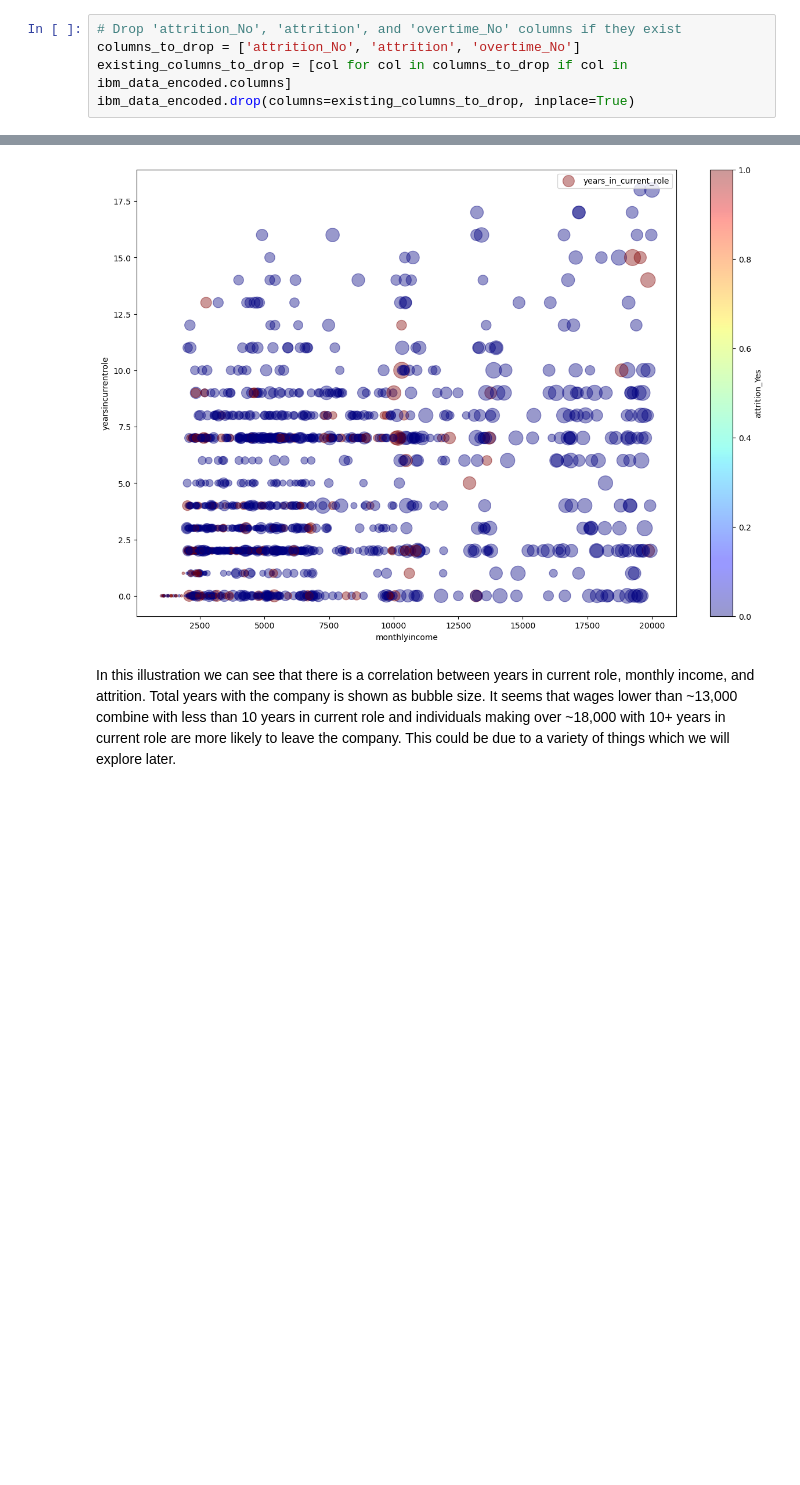
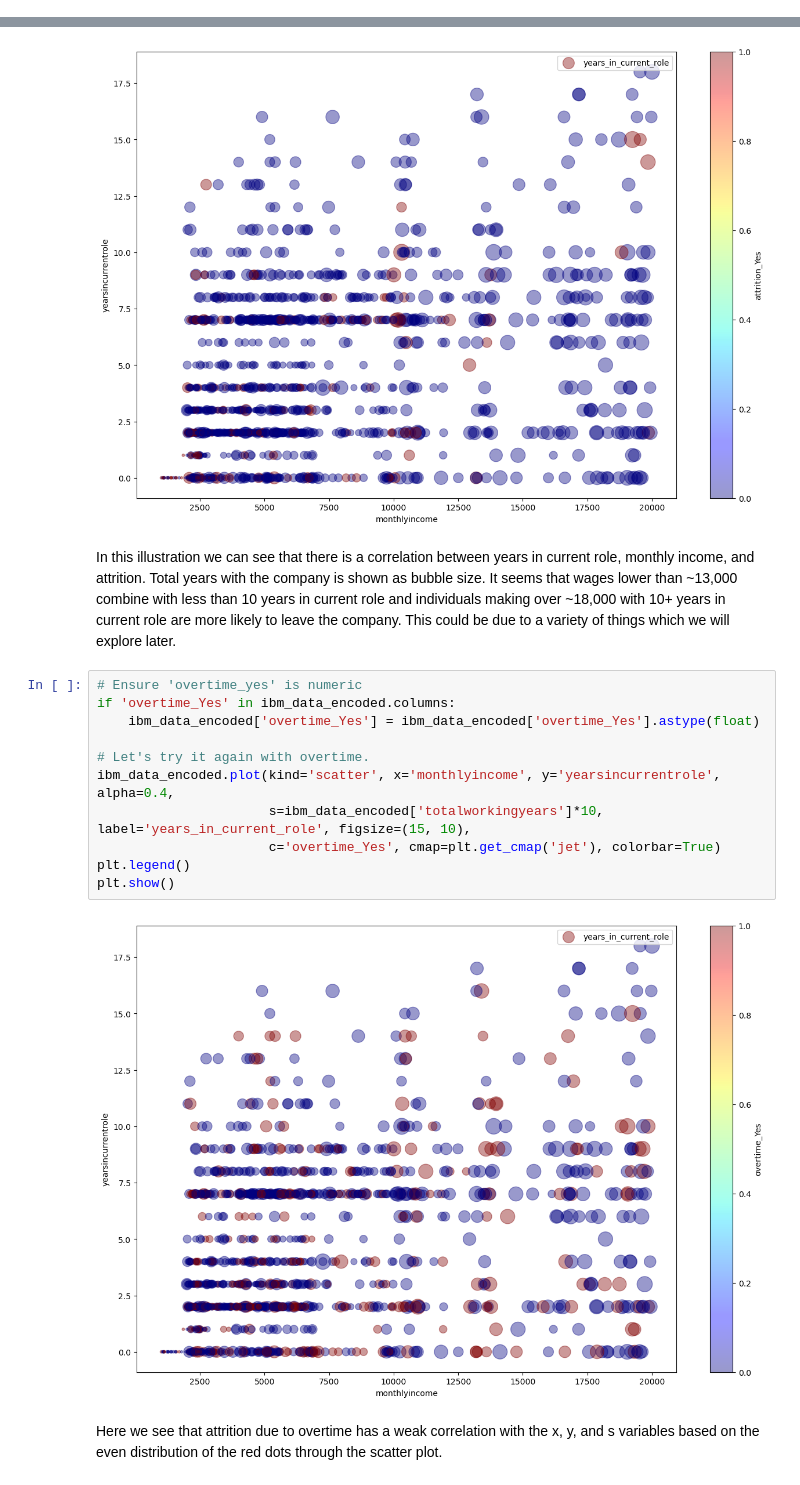
Before and after one commit to Altsb22/Employee_Retention, a Jupyter notebook: Individual Dataset Training/Dataset_IBM.ipynb, the cells around one changed output, grey strips where cells are left out. Cells and saved outputs as stored; diff of their text form; blank space fills up the shorter version.

```diff
--- a/Individual Dataset Training/Dataset_IBM.ipynb
+++ b/Individual Dataset Training/Dataset_IBM.ipynb
@@ -235,11 +235,6 @@ Index(['age', 'attrition', 'monthlyincome', 'totalworkingyears',
        'maritalstatus_Single', 'overtime_No', 'overtime_Yes',
        'stockoptionlevel_Not vested', 'stockoptionlevel_nan'],
       dtype='object')
-# %%
-# Drop 'attrition_No', 'attrition', and 'overtime_No' columns if they exist
-columns_to_drop = ['attrition_No', 'attrition', 'overtime_No']
-existing_columns_to_drop = [col for col in columns_to_drop if col in ibm_data_encoded.columns]
-ibm_data_encoded.drop(columns=existing_columns_to_drop, inplace=True)
 # %%
 #check the correlation matrix again
 corr_matrix['attrition_Yes'].sort_values(ascending=False)
@@ -272,3 +261,18 @@ plt.show()
 [figure]
 # %% [markdown]
 In this illustration we can see that there is a correlation between years in current role, monthly income, and attrition.  Total years with the company is shown as bubble size. It seems that wages lower than ~13,000 combine with less than 10 years in current role and individuals making over ~18,000 with 10+ years in current role are more likely to leave the company.  This could be due to a variety of things which we will explore later.
+# %%
+# Ensure 'overtime_yes' is numeric
+if 'overtime_Yes' in ibm_data_encoded.columns:
+    ibm_data_encoded['overtime_Yes'] = ibm_data_encoded['overtime_Yes'].astype(float)
+
+# Let's try it again with overtime.
+ibm_data_encoded.plot(kind='scatter', x='monthlyincome', y='yearsincurrentrole', alpha=0.4,
+                      s=ibm_data_encoded['totalworkingyears']*10, label='years_in_current_role', figsize=(15, 10),
+                      c='overtime_Yes', cmap=plt.get_cmap('jet'), colorbar=True)
+plt.legend()
+plt.show()
+# %% [output]
+[figure, added]
+# %% [markdown]
+Here we see that attrition due to overtime has a weak correlation with the x, y, and s variables based on the even distribution of the red dots through the scatter plot.
```
Also changed, not shown: parts of 1 cell of this notebook.
